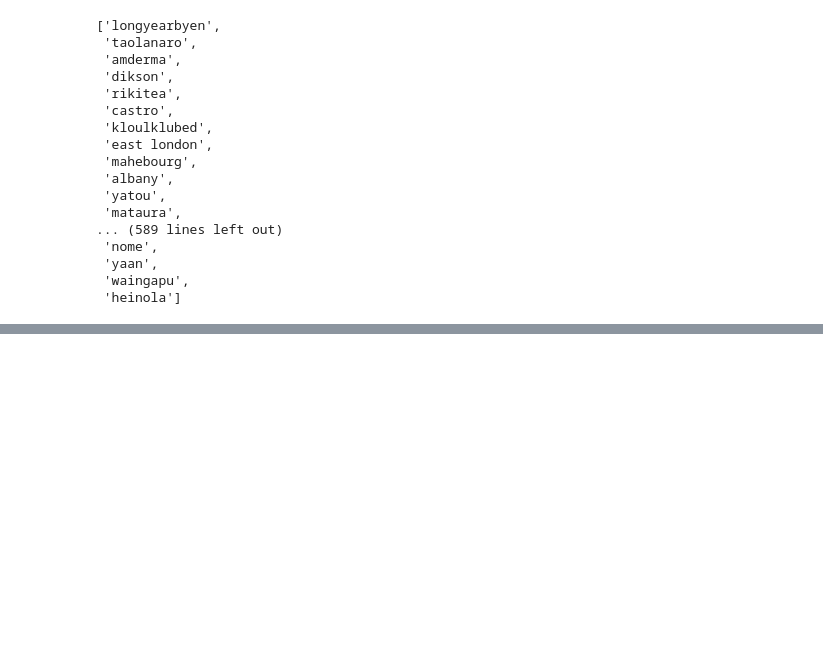
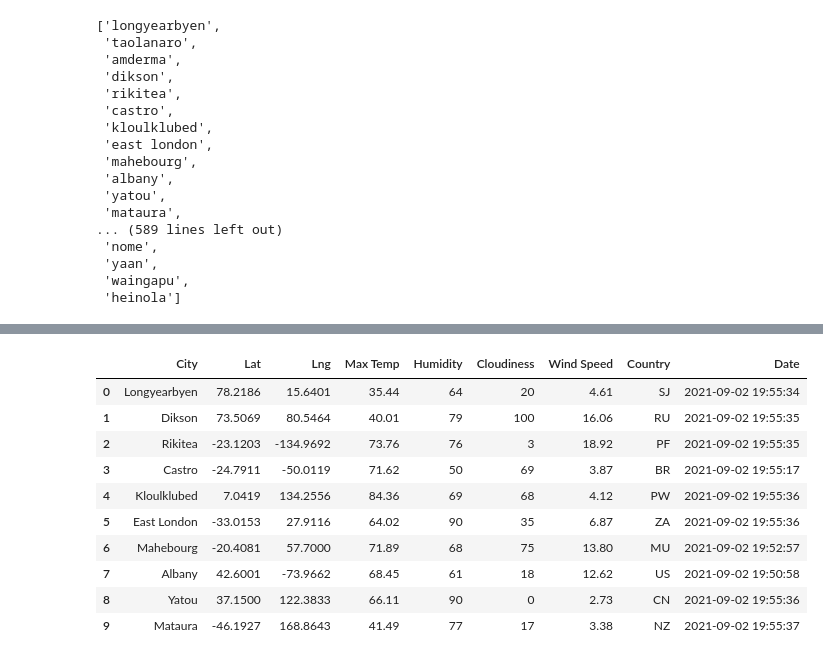
Before and after one commit to mrodenberg9055/World_Weather_Analysis, a Jupyter notebook: WeatherPy.ipynb, the cells around one changed output, grey strips where cells are left out. Cells and saved outputs as stored; diff of their text form; code cells hidden in the pictures; blank space fills up the shorter version.

```diff
--- a/WeatherPy.ipynb
+++ b/WeatherPy.ipynb
@@ -59,3 +59,8 @@ cities
  'yaan',
  'waingapu',
  'heinola']
+# %%
+from datetime import datetime
+import requests
+from config import weather_api_key
+url = "http://api.openweathermap.org/data/2.5/weather?units=Imperial&appid=" + weather_api_key
@@ -61,0 +158,16 @@ cities
+# %%
+# Convert the array of dictionaries to a Pandas DataFrame.
+city_data_df = pd.DataFrame(city_data)
+city_data_df.head(10)
+# %% [output]
+|  | City | Lat | Lng | Max Temp | Humidity | Cloudiness | Wind Speed | Country | Date |
+| 0 | Longyearbyen | 78.2186 | 15.6401 | 35.44 | 64 | 20 | 4.61 | SJ | 2021-09-02 19:55:34 |
+| 1 | Dikson | 73.5069 | 80.5464 | 40.01 | 79 | 100 | 16.06 | RU | 2021-09-02 19:55:35 |
+| 2 | Rikitea | -23.1203 | -134.9692 | 73.76 | 76 | 3 | 18.92 | PF | 2021-09-02 19:55:35 |
+| 3 | Castro | -24.7911 | -50.0119 | 71.62 | 50 | 69 | 3.87 | BR | 2021-09-02 19:55:17 |
+| 4 | Kloulklubed | 7.0419 | 134.2556 | 84.36 | 69 | 68 | 4.12 | PW | 2021-09-02 19:55:36 |
+| 5 | East London | -33.0153 | 27.9116 | 64.02 | 90 | 35 | 6.87 | ZA | 2021-09-02 19:55:36 |
+| 6 | Mahebourg | -20.4081 | 57.7000 | 71.89 | 68 | 75 | 13.80 | MU | 2021-09-02 19:52:57 |
+| 7 | Albany | 42.6001 | -73.9662 | 68.45 | 61 | 18 | 12.62 | US | 2021-09-02 19:50:58 |
+| 8 | Yatou | 37.1500 | 122.3833 | 66.11 | 90 | 0 | 2.73 | CN | 2021-09-02 19:55:36 |
+| 9 | Mataura | -46.1927 | 168.8643 | 41.49 | 77 | 17 | 3.38 | NZ | 2021-09-02 19:55:37 |
```
Also changed, not shown: parts of 5 cells of this notebook, 1 other file.
